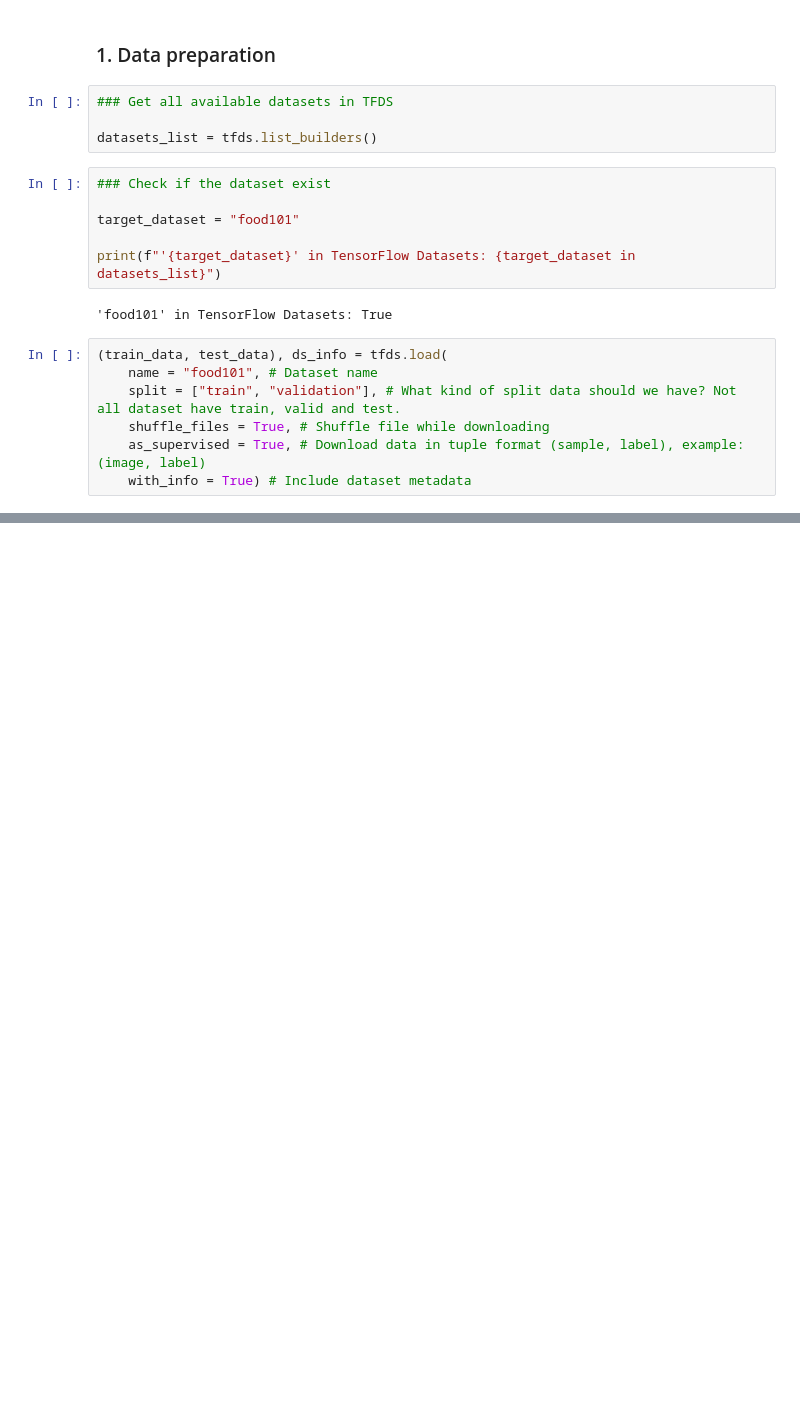
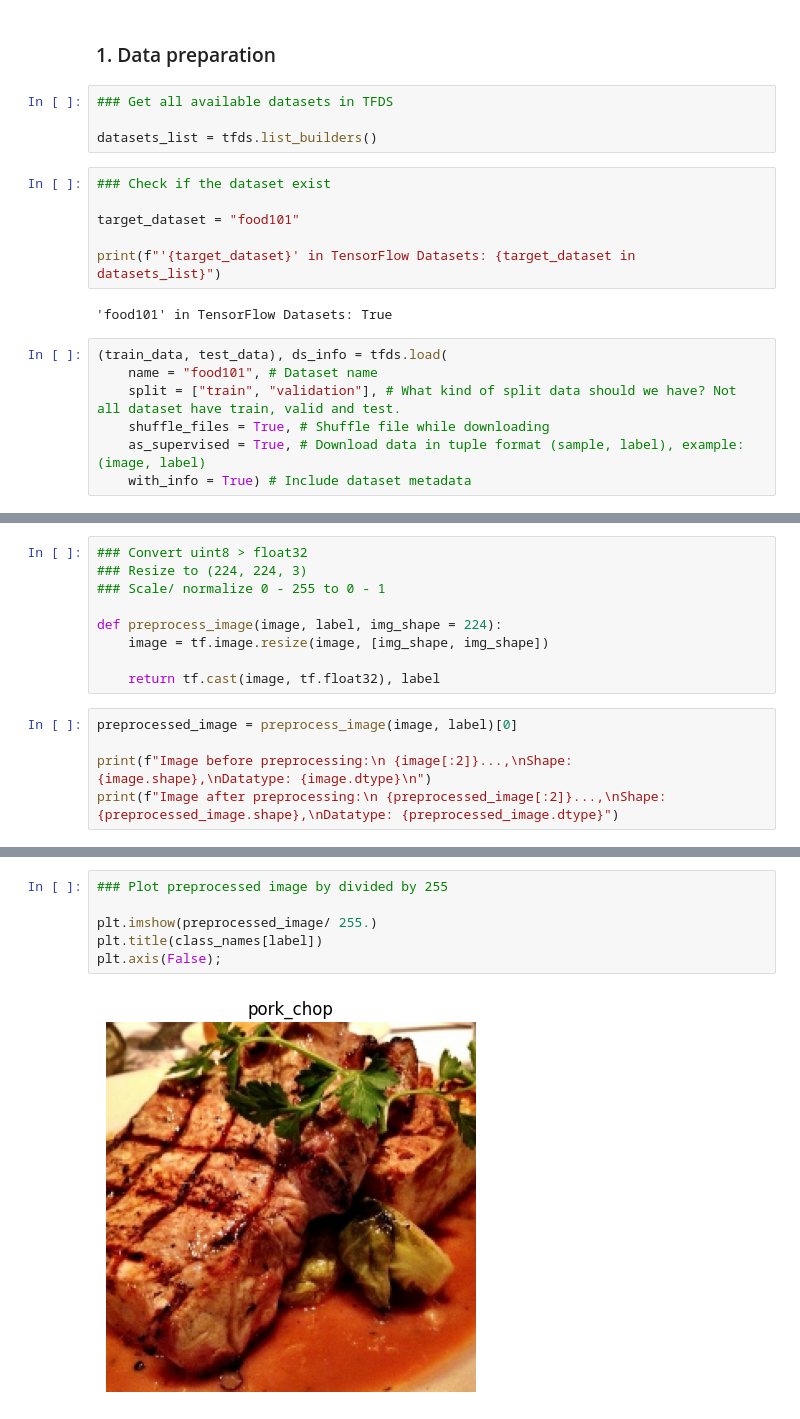
Before and after one commit to christopher192/deep-learning-tensorflow-pytorch, a Jupyter notebook: food-vision-big-project.ipynb, the cells around one changed output, grey strips where cells are left out. Drawn from its saved outputs; the diff is of its cells as text; blank space fills up the shorter version.

```diff
--- a/food-vision-big-project.ipynb
+++ b/food-vision-big-project.ipynb
@@ -106,0 +122,14 @@ plt.axis(False);
+# %%
+### Convert uint8 > float32
+### Resize to (224, 224, 3)
+### Scale/ normalize 0 - 255 to 0 - 1
+
+def preprocess_image(image, label, img_shape = 224):
+    image = tf.image.resize(image, [img_shape, img_shape])
+
+    return tf.cast(image, tf.float32), label
+# %%
+preprocessed_image = preprocess_image(image, label)[0]
+
+print(f"Image before preprocessing:\n {image[:2]}...,\nShape: {image.shape},\nDatatype: {image.dtype}\n")
+print(f"Image after preprocessing:\n {preprocessed_image[:2]}...,\nShape: {preprocessed_image.shape},\nDatatype: {preprocessed_image.dtype}")
@@ -106,0 +154,8 @@ plt.axis(False);
+# %%
+### Plot preprocessed image by divided by 255
+
+plt.imshow(preprocessed_image/ 255.)
+plt.title(class_names[label])
+plt.axis(False);
+# %% [output]
+[figure, added]
```
Also changed, not shown: parts of 40 cells of this notebook, 2 other files.
